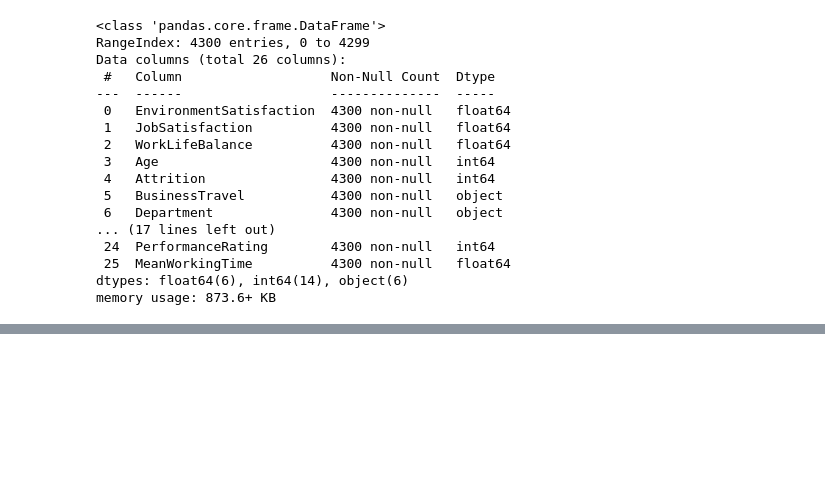
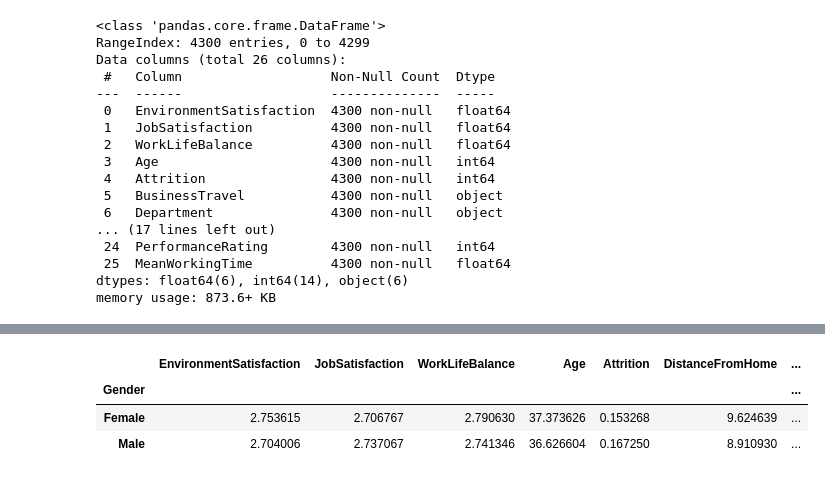
Before and after one commit to DraKkarW2/Projet_IA, a Jupyter notebook: Data_Wrangling.ipynb, the cells around one changed output, grey strips where cells are left out. Drawn from its saved outputs; the diff is of its cells as text; code cells hidden in the pictures; blank space fills up the shorter version.

```diff
--- a/Data_Wrangling.ipynb
+++ b/Data_Wrangling.ipynb
@@ -88,0 +145,7 @@ array([[<Axes: title={'center': 'EnvironmentSatisfaction'}>,
+# %%
+data_merge.groupby(['Gender']).mean()
+# %% [output]
+|  | EnvironmentSatisfaction | JobSatisfaction | WorkLifeBalance | Age | Attrition | DistanceFromHome | ... |
+| Gender |  |  |  |  |  |  | ... |
+| Female | 2.753615 | 2.706767 | 2.790630 | 37.373626 | 0.153268 | 9.624639 | ... |
+| Male | 2.704006 | 2.737067 | 2.741346 | 36.626604 | 0.167250 | 8.910930 | ... |
```
Also changed, not shown: parts of 8 cells of this notebook.
